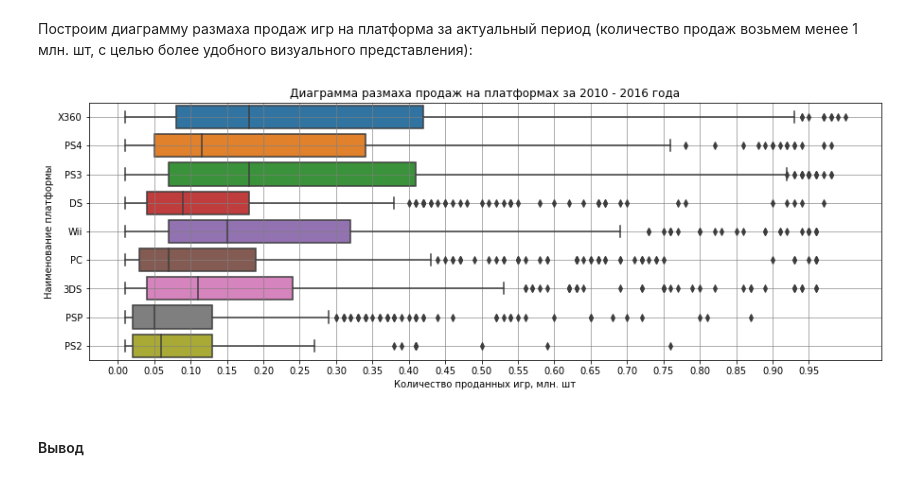
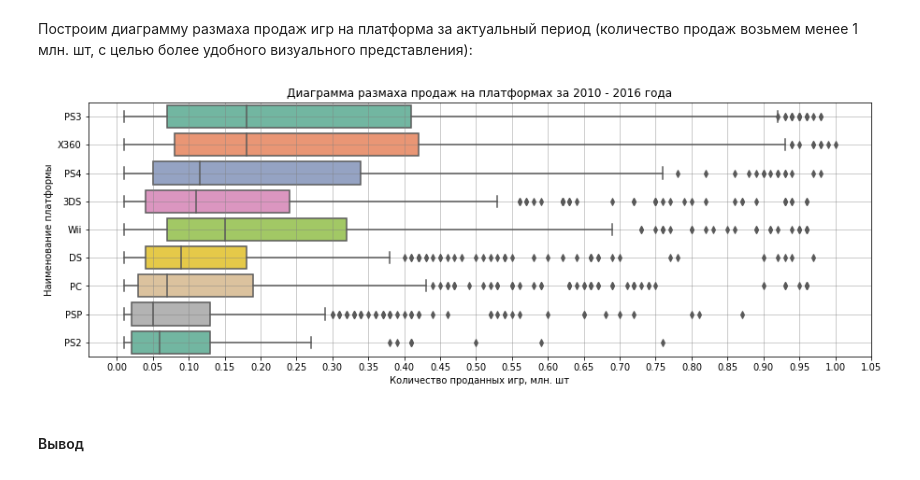
Before and after one commit to klipbn/klip_study, a Jupyter notebook: analysis_sales_computer_games/analysis_sales_computer_games.ipynb, the cells around one changed output. Drawn from its saved outputs; the diff is of its cells as text; code cells hidden in the pictures.

```diff
--- a/analysis_sales_computer_games/analysis_sales_computer_games.ipynb
+++ b/analysis_sales_computer_games/analysis_sales_computer_games.ipynb
@@ -643,16 +643,16 @@ plt.show()
 # %%
 plt.rcParams['figure.figsize']=(15, 5)
 sns.boxplot(x=df_actual['total_sales'][df_actual['total_sales'] < 1],
             y=df_actual["platform"][df_actual['total_sales'] < 1],
-            orient="h")
+            orient="h", palette="Set2", order=["PS3", "X360",  "PS4", "3DS",  "Wii",  "DS",  "PC",  "PSP",  "PS2"])
 plt.title('Диаграмма размаха продаж на платформах за 2010 - 2016 года')
 plt.ylabel('Наименование платформы')
 plt.xlabel('Количество проданных игр, млн. шт')
-plt.grid(color='grey', axis='both', alpha=.8)
-plt.xticks(np.arange(0, 1, .05))
+plt.grid(color='grey', axis='both', alpha=.5)
+plt.xticks(np.arange(0, 1.1, .05))
 plt.show()
 # %% [output]
-[figure, old version]
+[figure, new version]
 # %% [markdown]
 #### Вывод
 # %% [markdown]
```
Also changed, not shown: parts of 1 cell of this notebook.
